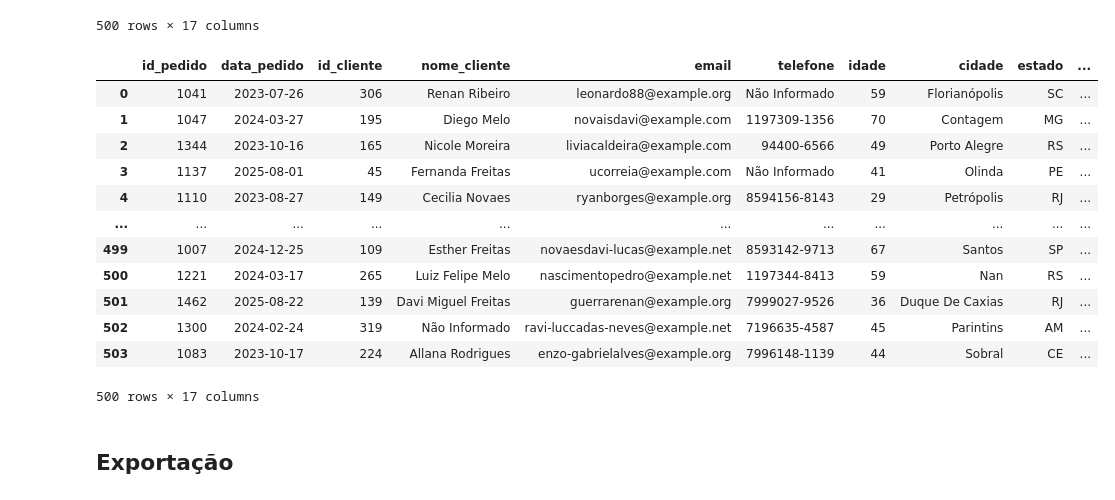
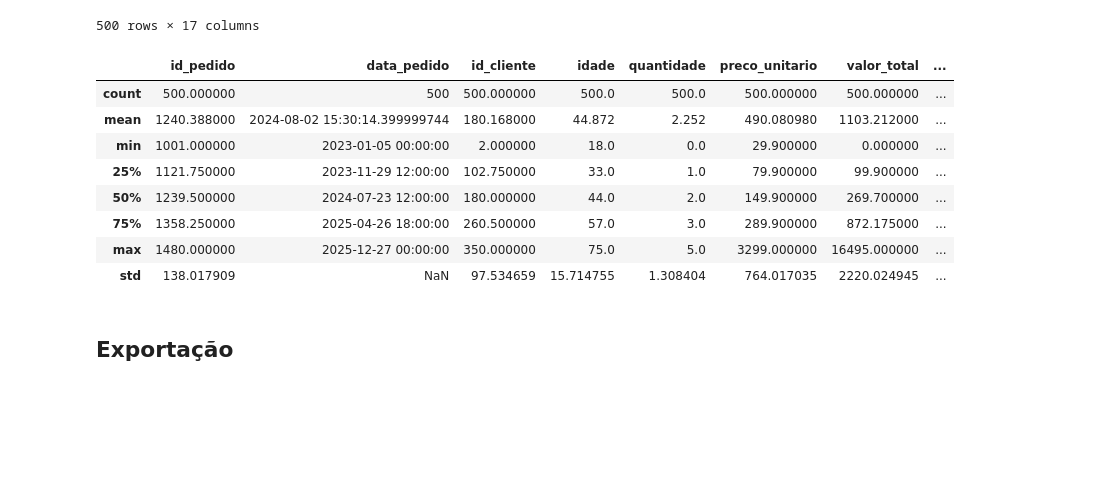
Before and after one commit to Gutembergss/Analise_ecommerce, a Jupyter notebook: projeto_ecommerce.ipynb, the cells around one changed output. Drawn from its saved outputs; the diff is of its cells as text; code cells hidden in the pictures; blank space fills up the shorter version.

```diff
--- a/projeto_ecommerce.ipynb
+++ b/projeto_ecommerce.ipynb
@@ -210,23 +211,21 @@ df
 | 503 | 1083 | 2023-10-17 | 224 | Allana Rodrigues | enzo-gabrielalves@example.org | 7996148-1139 | 44 | Sobral | CE | ... |
 500 rows × 17 columns
 # %%
+
+df.duplicated().sum()
+df.drop_duplicates()
 df=df.fillna('Não Informado')
-df['telefone']=='-'
-df
+df.describe()
 # %% [output]
-|  | id_pedido | data_pedido | id_cliente | nome_cliente | email | telefone | idade | cidade | estado | ... |
-| 0 | 1041 | 2023-07-26 | 306 | Renan Ribeiro | leonardo88@example.org | Não Informado | 59 | Florianópolis | SC | ... |
-| 1 | 1047 | 2024-03-27 | 195 | Diego Melo | novaisdavi@example.com | 1197309-1356 | 70 | Contagem | MG | ... |
-| 2 | 1344 | 2023-10-16 | 165 | Nicole Moreira | liviacaldeira@example.com | 94400-6566 | 49 | Porto Alegre | RS | ... |
-| 3 | 1137 | 2025-08-01 | 45 | Fernanda Freitas | ucorreia@example.com | Não Informado | 41 | Olinda | PE | ... |
-| 4 | 1110 | 2023-08-27 | 149 | Cecilia Novaes | ryanborges@example.org | 8594156-8143 | 29 | Petrópolis | RJ | ... |
-| ... | ... | ... | ... | ... | ... | ... | ... | ... | ... | ... |
-| 499 | 1007 | 2024-12-25 | 109 | Esther Freitas | novaesdavi-lucas@example.net | 8593142-9713 | 67 | Santos | SP | ... |
-| 500 | 1221 | 2024-03-17 | 265 | Luiz Felipe Melo | nascimentopedro@example.net | 1197344-8413 | 59 | Nan | RS | ... |
-| 501 | 1462 | 2025-08-22 | 139 | Davi Miguel Freitas | guerrarenan@example.org | 7999027-9526 | 36 | Duque De Caxias | RJ | ... |
-| 502 | 1300 | 2024-02-24 | 319 | Não Informado | ravi-luccadas-neves@example.net | 7196635-4587 | 45 | Parintins | AM | ... |
-| 503 | 1083 | 2023-10-17 | 224 | Allana Rodrigues | enzo-gabrielalves@example.org | 7996148-1139 | 44 | Sobral | CE | ... |
+|  | id_pedido | data_pedido | id_cliente | idade | quantidade | preco_unitario | valor_total | ... |
+| count | 500.000000 | 500 | 500.000000 | 500.0 | 500.0 | 500.000000 | 500.000000 | ... |
+| mean | 1240.388000 | 2024-08-02 15:30:14.399999744 | 180.168000 | 44.872 | 2.252 | 490.080980 | 1103.212000 | ... |
+| min | 1001.000000 | 2023-01-05 00:00:00 | 2.000000 | 18.0 | 0.0 | 29.900000 | 0.000000 | ... |
+| 25% | 1121.750000 | 2023-11-29 12:00:00 | 102.750000 | 33.0 | 1.0 | 79.900000 | 99.900000 | ... |
+| 50% | 1239.500000 | 2024-07-23 12:00:00 | 180.000000 | 44.0 | 2.0 | 149.900000 | 269.700000 | ... |
+| 75% | 1358.250000 | 2025-04-26 18:00:00 | 260.500000 | 57.0 | 3.0 | 289.900000 | 872.175000 | ... |
+| max | 1480.000000 | 2025-12-27 00:00:00 | 350.000000 | 75.0 | 5.0 | 3299.000000 | 16495.000000 | ... |
+| std | 138.017909 | NaN | 97.534659 | 15.714755 | 1.308404 | 764.017035 | 2220.024945 | ... |
-500 rows × 17 columns
 # %% [markdown]
 ## Exportação
 # %%
```
Also changed, not shown: parts of 1 cell of this notebook.
